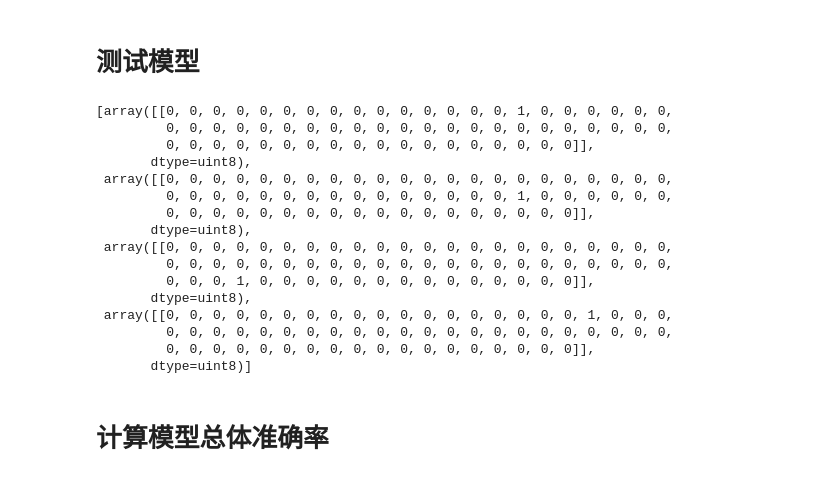
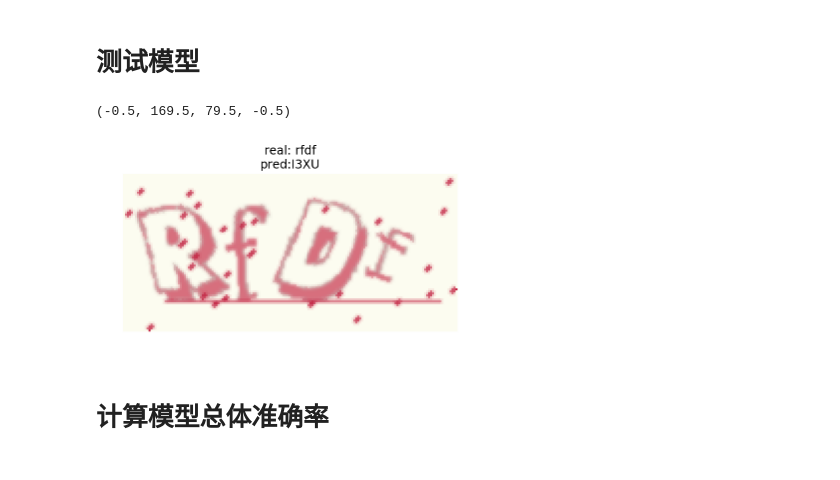
Before and after one commit to iberryful/captcha_break, a Jupyter notebook: cnn.ipynb, the cells around one changed output. Drawn from its saved outputs; the diff is of its cells as text; code cells hidden in the pictures.

```diff
--- a/cnn.ipynb
+++ b/cnn.ipynb
@@ -272,29 +289,14 @@ Epoch 10/10
 # %%
 #model = load_model('cnn.h5')
 #model.save('cnn_200w_epoch10.h5')
 X, y = next(gen(1))
 y_pred = model.predict(X)
 plt.title('real: %s\npred:%s'%(decode(y), decode(y_pred)))
 plt.imshow(X[0], cmap='gray')
 plt.axis('off')
-y
 # %% [output]
-[array([[0, 0, 0, 0, 0, 0, 0, 0, 0, 0, 0, 0, 0, 0, 0, 1, 0, 0, 0, 0, 0, 0,
-         0, 0, 0, 0, 0, 0, 0, 0, 0, 0, 0, 0, 0, 0, 0, 0, 0, 0, 0, 0, 0, 0,
-         0, 0, 0, 0, 0, 0, 0, 0, 0, 0, 0, 0, 0, 0, 0, 0, 0, 0]],
-       dtype=uint8),
- array([[0, 0, 0, 0, 0, 0, 0, 0, 0, 0, 0, 0, 0, 0, 0, 0, 0, 0, 0, 0, 0, 0,
-         0, 0, 0, 0, 0, 0, 0, 0, 0, 0, 0, 0, 0, 0, 0, 1, 0, 0, 0, 0, 0, 0,
-         0, 0, 0, 0, 0, 0, 0, 0, 0, 0, 0, 0, 0, 0, 0, 0, 0, 0]],
-       dtype=uint8),
- array([[0, 0, 0, 0, 0, 0, 0, 0, 0, 0, 0, 0, 0, 0, 0, 0, 0, 0, 0, 0, 0, 0,
-         0, 0, 0, 0, 0, 0, 0, 0, 0, 0, 0, 0, 0, 0, 0, 0, 0, 0, 0, 0, 0, 0,
-         0, 0, 0, 1, 0, 0, 0, 0, 0, 0, 0, 0, 0, 0, 0, 0, 0, 0]],
-       dtype=uint8),
- array([[0, 0, 0, 0, 0, 0, 0, 0, 0, 0, 0, 0, 0, 0, 0, 0, 0, 0, 1, 0, 0, 0,
-         0, 0, 0, 0, 0, 0, 0, 0, 0, 0, 0, 0, 0, 0, 0, 0, 0, 0, 0, 0, 0, 0,
-         0, 0, 0, 0, 0, 0, 0, 0, 0, 0, 0, 0, 0, 0, 0, 0, 0, 0]],
-       dtype=uint8)]
+(-0.5, 169.5, 79.5, -0.5)
+[figure, added]
 # %% [markdown]
 # 计算模型总体准确率
 # %%
```
Also changed, not shown: parts of 4 cells of this notebook.
